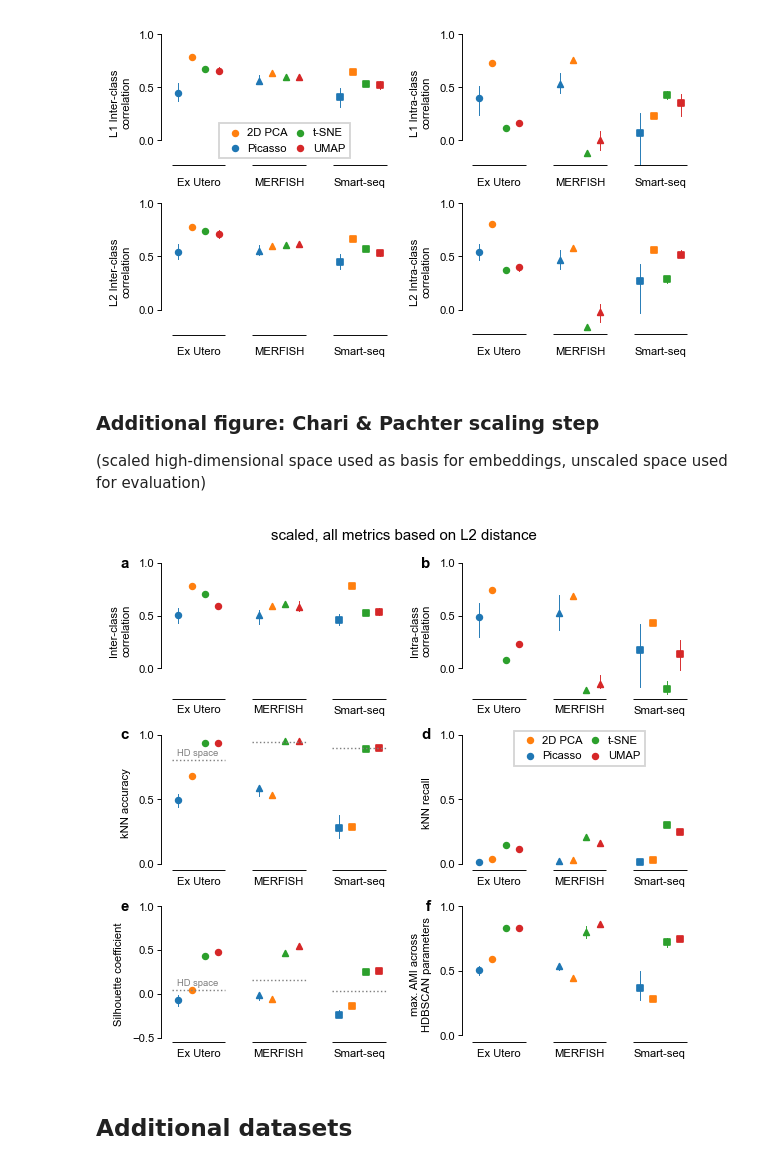
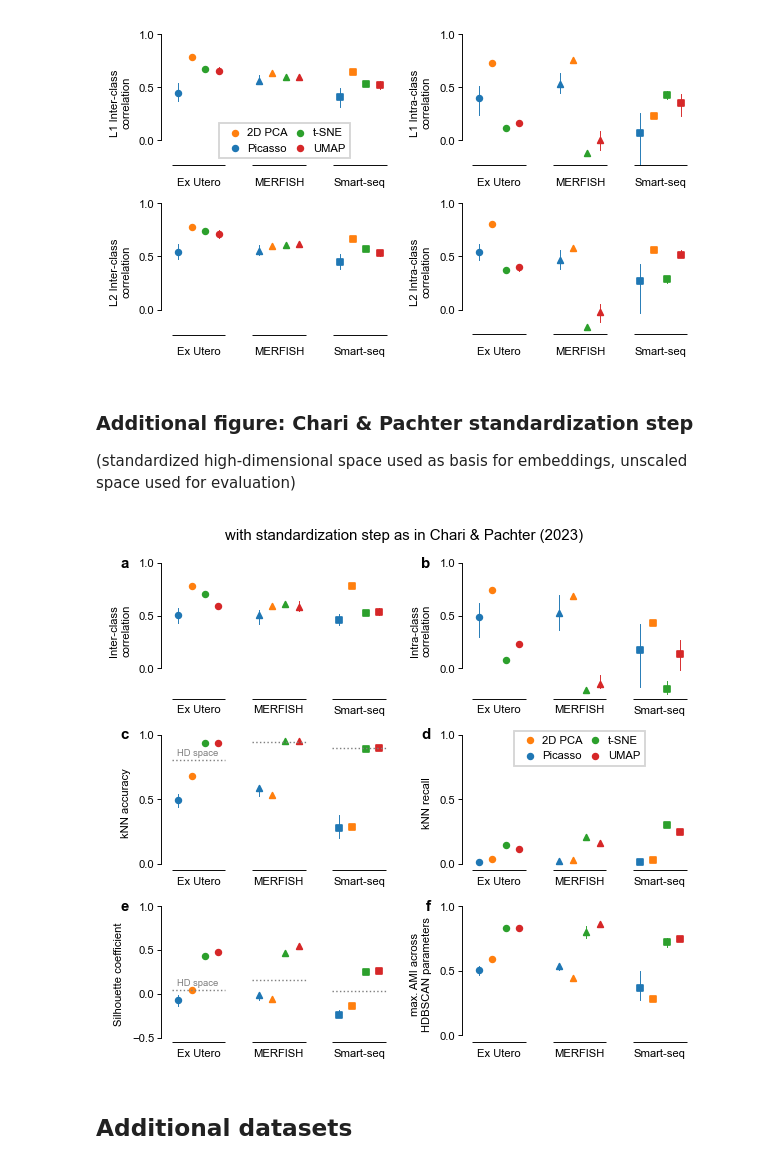
Before and after one commit to berenslab/elephant-in-the-room, a Jupyter notebook: scripts/05_plot.ipynb, the cells around one changed output. Cells and saved outputs as stored; diff of their text form; code cells hidden in the pictures.

Commit message:
adjust standardization suppl. figure caption

```diff
--- a/scripts/05_plot.ipynb
+++ b/scripts/05_plot.ipynb
@@ -364,16 +364,16 @@ with plt.style.context('../mpl_style.txt'):
 # %% [output]
 [figure]
 # %% [markdown]
-### Additional figure: Chari & Pachter scaling step
-(scaled high-dimensional space used as basis for embeddings, unscaled space used for evaluation)
+### Additional figure: Chari & Pachter standardization step
+(standardized high-dimensional space used as basis for embeddings, unscaled space used for evaluation)
 # %%
 with plt.style.context('../mpl_style.txt'):
-    g=plot_evals(plot_df_scaled_l2,file_suffix="_scaled_L2",suptitle="scaled, all metrics based on L2 distance",
+    g=plot_evals(plot_df_scaled_l2,file_suffix="_scaled_L2",suptitle="with standardization step as in Chari & Pachter (2023)",
                  folder='supplementary',
                  knn_accuracies_hd_dict=knn_accuracies_hd,silhouette_scores_hd_dict=silhouette_scores_hd,
                  height=1.3,aspect=1.377,legend_loc=(0.68,0.55),scale=0.9)
 # %% [output]
-[figure, old version]
+[figure, new version]
 # %% [markdown]
 ## Additional datasets
 # %%
```
Also changed, not shown: 7 other files.
